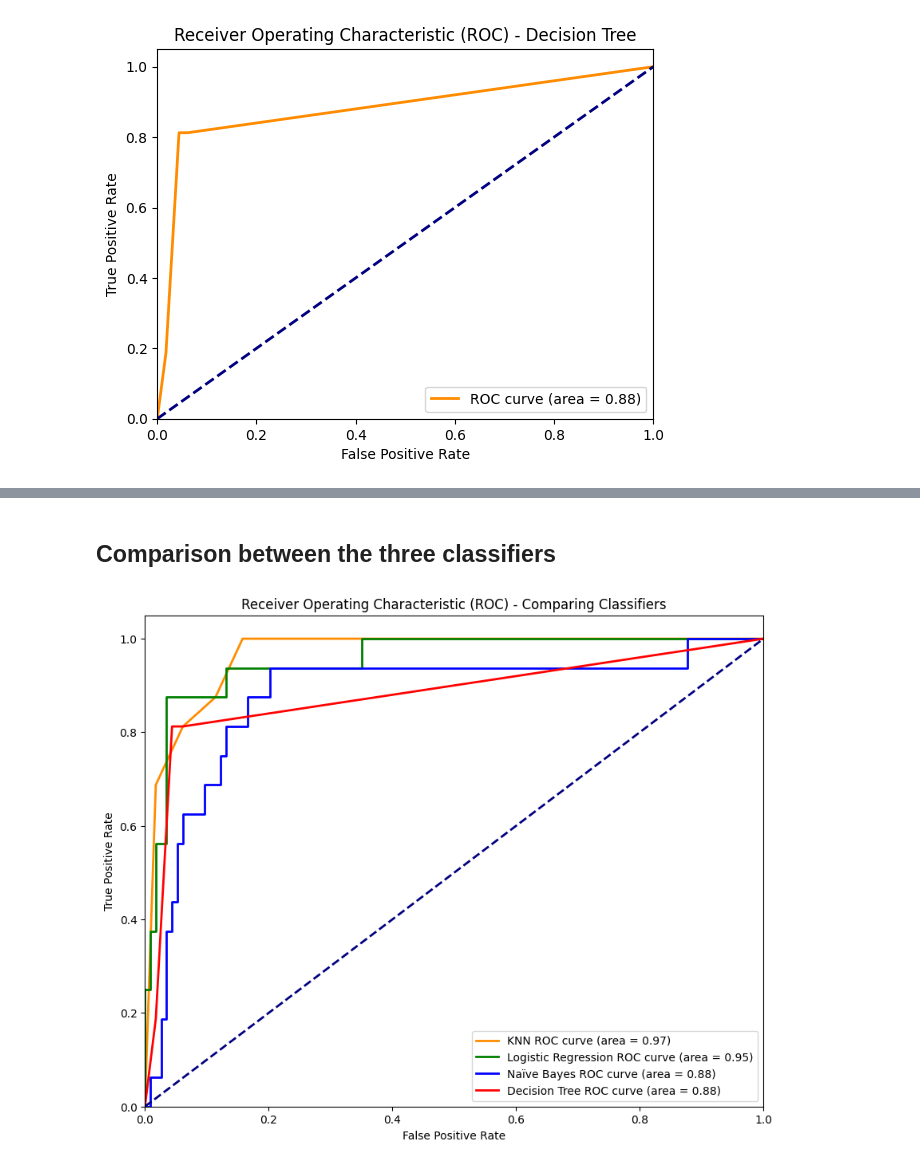
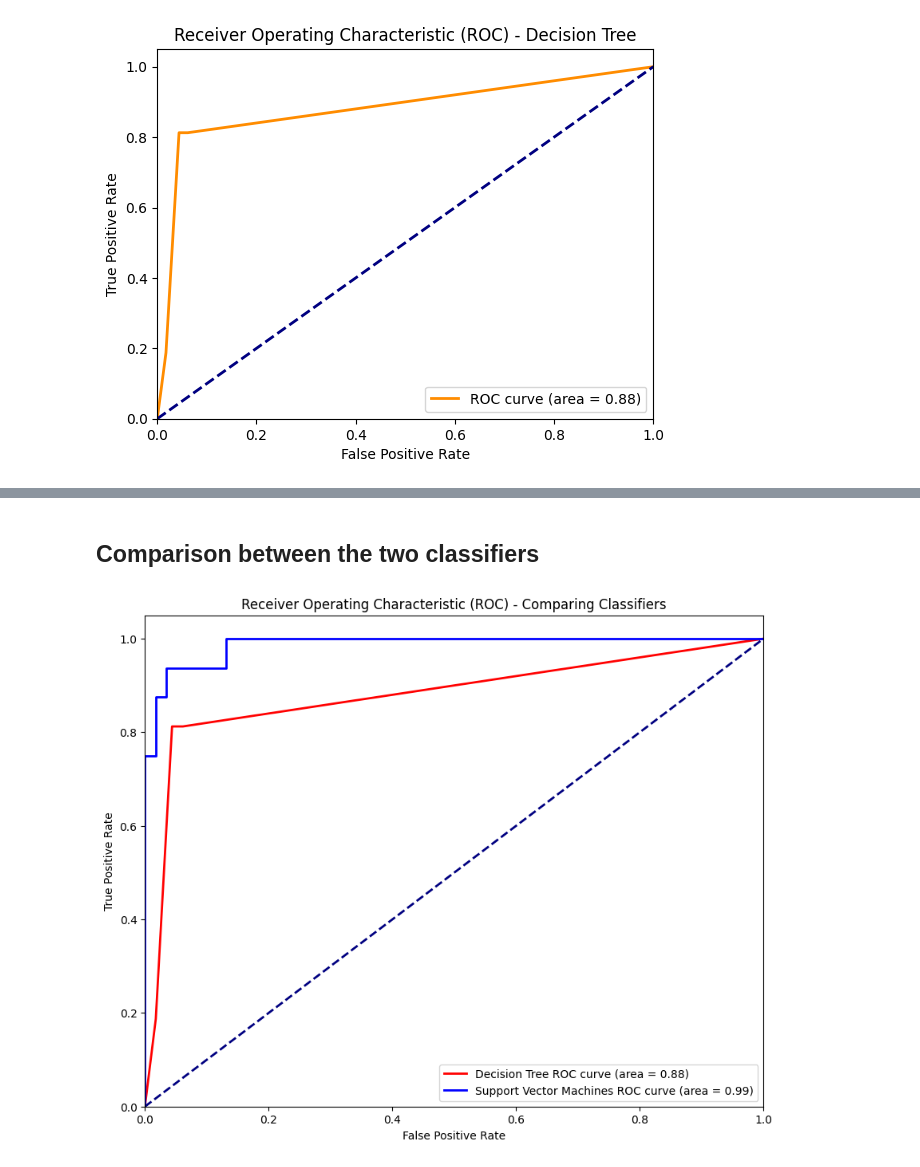
Before and after one commit to Mariz-Youssef/COVID-19-Outcome-Prediction, a Jupyter notebook: Notebook_1 Phase 2.ipynb, the cells around one changed output, grey strips where cells are left out. Drawn from its saved outputs; the diff is of its cells as text; code cells hidden in the pictures.

Commit message:
Adding Support Vector Machines

```diff
--- a/Notebook_1 Phase 2.ipynb
+++ b/Notebook_1 Phase 2.ipynb
@@ -704,0 +237,30 @@ Optimal Threshold: 0.9671
+# %%
+# Define the parameter grid for SVM
+param_grid = {
+    'C': [0.1, 1, 10, 100],  # Regularization parameter
+    'gamma': [1, 0.1, 0.01, 0.001],  # Kernel coefficient
+    'kernel': ['rbf']  # Using RBF kernel
+}
+
+# Initialize SVM model
+svm_clf = SVC(probability=True, random_state=RANDOM_STATE)
+
+# Perform Grid Search with cross-validation
+grid_search = GridSearchCV(
+    estimator=svm_clf,
+    param_grid=param_grid,
+    cv=5,  # 5-fold cross-validation
+    scoring='roc_auc',  # Metric to optimize
+    verbose=2,  # Display progress
+    n_jobs=-1  # Use all processors
+)
+
+# Fit on resampled training data
+grid_search.fit(X_train_resampled, y_train_resampled)
+
+# Best parameters and score
+print("\nBest Parameters:", grid_search.best_params_)
+print("Best ROC-AUC Score during Grid Search:", grid_search.best_score_)
+
+# Use the best model for predictions
+best_svm_clf = grid_search.best_estimator_
@@ -705,35 +365,29 @@ Optimal Threshold: 0.9671
 # %% [markdown]
-## Comparison between the three classifiers
+## Comparison between the two classifiers
 # %%
 # Plot ROC Curves for multiple classifiers on the same plot
 plt.figure(figsize=(10, 8))
 
-# KNN ROC curve
-plt.plot(fpr_knn, tpr_knn, color='darkorange', lw=2, label=f'KNN ROC curve (area = {roc_auc_knn:.2f})')
+# Decision tree ROC curve
+plt.plot(fpr_dt, tpr_dt, color='red', lw=2, label=f'Decision Tree ROC curve (area = {roc_auc_test_dt:.2f})')
 
-# Logistic Regression ROC curve
-plt.plot(fpr_logistic, tpr_logistic, color='green', lw=2, label=f'Logistic Regression ROC curve (area = {roc_auc_test_logistic:.2f})')
-
-# Naïve Bayes ROC curve
-plt.plot(fpr_nb, tpr_nb, color='blue', lw=2, label=f'Naïve Bayes ROC curve (area = {roc_auc_test_nb:.2f})')
-
-# Naïve Bayes ROC curve
-plt.plot(fpr_dt, tpr_dt, color='red', lw=2, label=f'Decision Tree ROC curve (area = {roc_auc_test_dt:.2f})')
+# Support Vector Machines ROC curve
+plt.plot(fpr_test_svm, tpr_test_svm, color='blue', lw=2, label=f'Support Vector Machines ROC curve (area = {roc_auc_test_svm:.2f})')
 
 # Adding a diagonal line representing random guesses (no discrimination)
 plt.plot([0, 1], [0, 1], color='navy', lw=2, linestyle='--')
 
 # Configure the plot
 plt.xlim([0.0, 1.0])
 plt.ylim([0.0, 1.05])
 plt.xlabel('False Positive Rate')
 plt.ylabel('True Positive Rate')
 plt.title('Receiver Operating Characteristic (ROC) - Comparing Classifiers')
 
 # Add a legend
 plt.legend(loc="lower right")
 
 # Show the plot
 plt.show()
 # %% [output]
-[figure, old version]
+[figure, new version]
```
Also changed, not shown: parts of 29 cells of this notebook.
